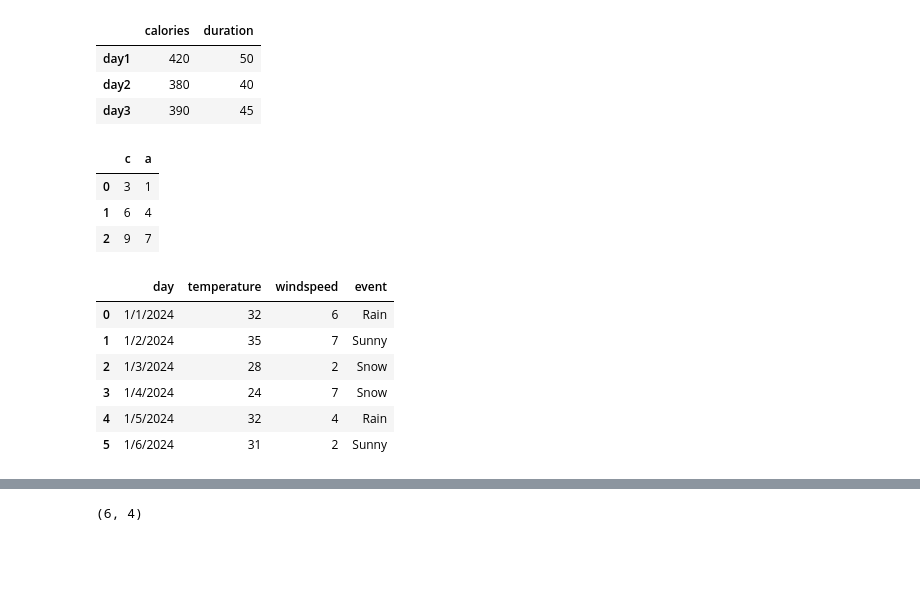
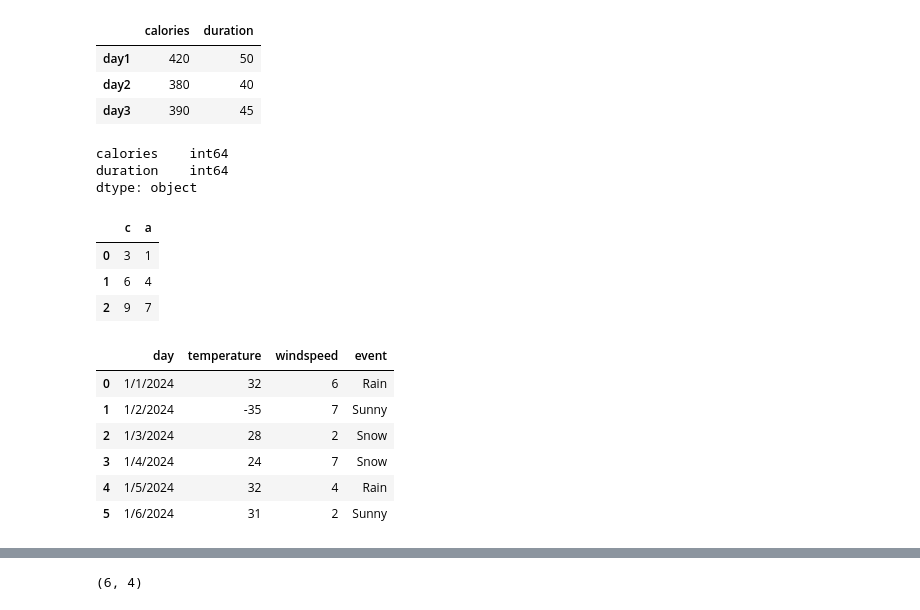
Before and after one commit to yaramostafa/Headway_Tasks, a Jupyter notebook: Python/Practicing.ipynb, the cells around one changed output, grey strips where cells are left out. Drawn from its saved outputs; the diff is of its cells as text; code cells hidden in the pictures; blank space fills up the shorter version.

```diff
--- a/Python/Practicing.ipynb
+++ b/Python/Practicing.ipynb
@@ -524,6 +543,12 @@ df
 | day1 | 420 | 50 |
 | day2 | 380 | 40 |
 | day3 | 390 | 45 |
+# %%
+df.dtypes
+# %% [output]
+calories    int64
+duration    int64
+dtype: object
 # %%
 data = np.array([(1, 2, 3), (4, 5, 6), (7, 8, 9)], dtype=[("a", "i4"), ("b", "i4"), ("c", "i4")])
 df3 = pd.DataFrame(data, columns=['c', 'a'])
@@ -536,18 +561,18 @@ df3
 # %%
 weather_data = {
     'day': ['1/1/2024','1/2/2024','1/3/2024','1/4/2024','1/5/2024','1/6/2024'],
-    'temperature': [32,35,28,24,32,31],
+    'temperature': [32,-35,28,24,32,31],
     'windspeed': [6,7,2,7,4,2],
     'event': ['Rain', 'Sunny', 'Snow','Snow','Rain', 'Sunny']
 }
 df = pd.DataFrame(weather_data)
 df.to_csv('weather_data.csv', index=False)
 df = pd.read_csv("weather_data.csv")
 df
 # %% [output]
 |  | day | temperature | windspeed | event |
 | 0 | 1/1/2024 | 32 | 6 | Rain |
-| 1 | 1/2/2024 | 35 | 7 | Sunny |
+| 1 | 1/2/2024 | -35 | 7 | Sunny |
 | 2 | 1/3/2024 | 28 | 2 | Snow |
 | 3 | 1/4/2024 | 24 | 7 | Snow |
 | 4 | 1/5/2024 | 32 | 4 | Rain |
```
Also changed, not shown: parts of 24 cells of this notebook, 3 other files.
